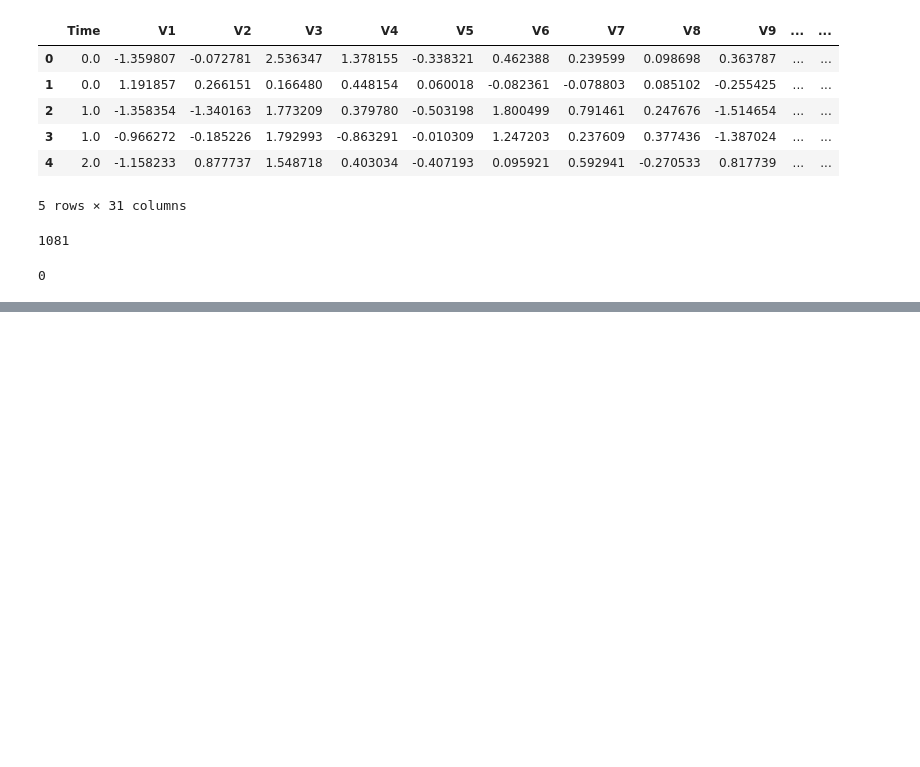
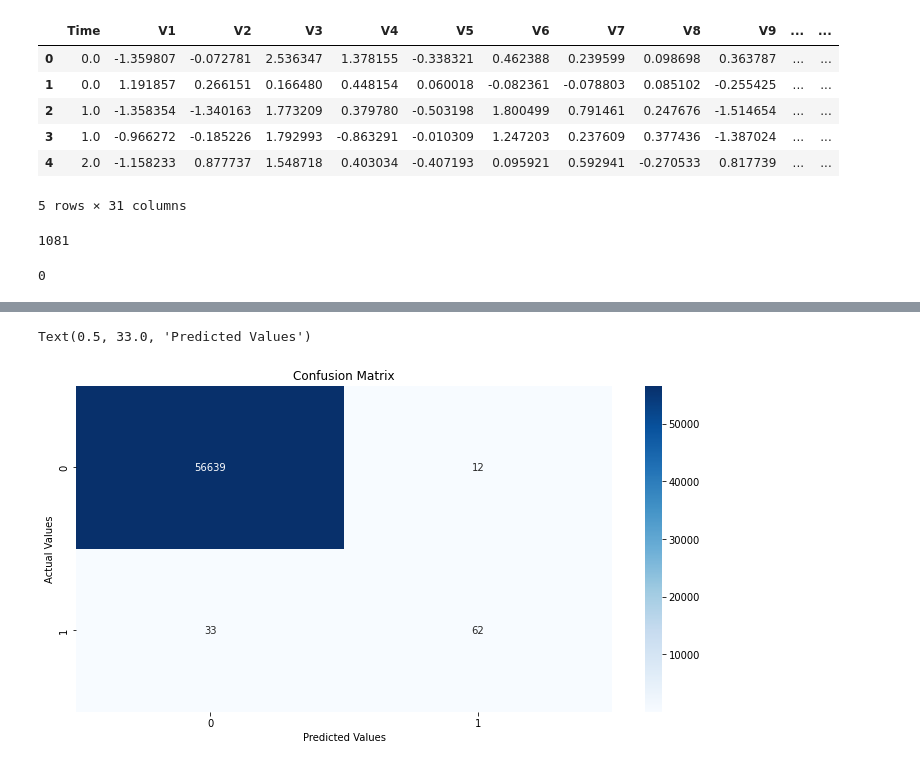
Before and after one commit to sachin108/MachineLearning, a Jupyter notebook: Logistic_Regression/LogisticRegression.ipynb, the cells around one changed output, grey strips where cells are left out. Drawn from its saved outputs; the diff is of its cells as text; code cells hidden in the pictures; blank space fills up the shorter version.

```diff
--- a/Logistic_Regression/LogisticRegression.ipynb
+++ b/Logistic_Regression/LogisticRegression.ipynb
@@ -59,3 +60,6 @@ sum(dataFrame.duplicated())
 dataFrame.drop('Time', axis=1, inplace=True)
 # %%
 #Now the data has been cleaned, the dataset columns can be separated into feature columns(dependents) and target column(independent).
+
+x=dataFrame.iloc[:, dataFrame.columns != 'Class'] # dependent vars
+y=dataFrame.Class                                 # independent var
@@ -61,0 +141,10 @@ dataFrame.drop('Time', axis=1, inplace=True)
+# %%
+cm=confusion_matrix(y_test,y_pred)
+plot.figure(figsize=(12,6))
+plot.title("Confusion Matrix")
+sb.heatmap(cm, annot=True,fmt='d', cmap='Blues')
+plot.ylabel("Actual Values")
+plot.xlabel("Predicted Values")
+# %% [output]
+Text(0.5, 33.0, 'Predicted Values')
+[figure, added]
```
Also changed, not shown: parts of 8 cells of this notebook, 1 other file.
